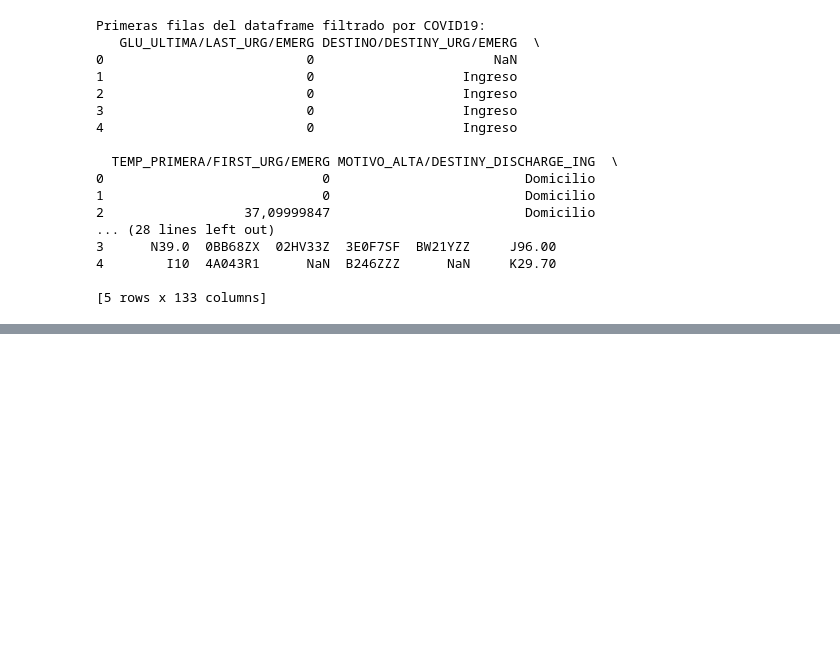
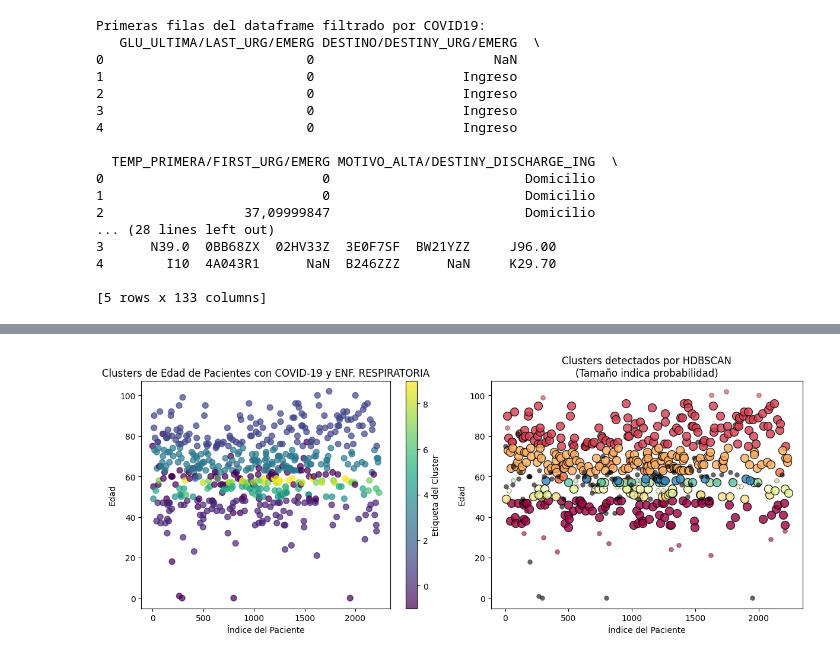
Before and after one commit to UnicornDataCience/R35_sopra_steria, a Jupyter notebook: notebooks/hdbscan.ipynb, the cells around one changed output, grey strips where cells are left out. Drawn from its saved outputs; the diff is of its cells as text; code cells hidden in the pictures; blank space fills up the shorter version.

```diff
--- a/notebooks/hdbscan.ipynb
+++ b/notebooks/hdbscan.ipynb
@@ -459,0 +213,4 @@ ValueError: Found array with 0 sample(s) (shape=(0, 10)) while a minimum of 1 is
+# %%
+# eliminar columnas FARMACO/DRUG_NOMBRE_COMERCIAL/COMERCIAL_NAME, TEMP_ING/INPAT, SAT_02_ING/INPAT
+df_comorbilidades = df_covid.drop(columns=['FARMACO/DRUG_NOMBRE_COMERCIAL/COMERCIAL_NAME', 'TEMP_ING/INPAT', 'SAT_02_ING/INPAT', 'PATIENT ID','DETERMINACION/ITEM_LAB', 'RESULTADO/VAL_RESULT', 'MOTIVO_ALTA/DESTINY_DISCHARGE_ING', 'DIAG ING/INPAT', 'COMORBILIDADES/COMORBILITIES'])
+df_comorbilidades.head(5)
@@ -459,0 +299,16 @@ ValueError: Found array with 0 sample(s) (shape=(0, 10)) while a minimum of 1 is
+# %%
+# Perfil de comorbilidades del grupo 1: Covid-19 con enf. respiratoria
+df_comorbilidades_grupo_1 = df_comorbilidades[(df_comorbilidades['HIPER_ART/ART_HYPER'] == 0) &
+(df_comorbilidades['DIABETES/DIABETES'] == 0) &
+(df_comorbilidades['ENF_CARDIO/CARDIO_DISEASE'] == 0) &
+(df_comorbilidades['ENF_RENAL/KIDNEY_DISEASE'] == 0) &
+(df_comorbilidades['ENF_RESPIRA/RESPI_DISEASE'] == 1) &
+(df_comorbilidades['OBESITIDAD/OBESITY'] == 0) &
+(df_comorbilidades['CANCER/CANCER'] == 0) &
+(df_comorbilidades['INMUNO/IMMUNO'] == 0) &
+(df_comorbilidades['ENF_HEPATICA/LIVER_DISEASE'] == 0) &
+(df_comorbilidades['VIH/SIDA'] == 0) &
+(df_comorbilidades['TUBERCULOSIS/TUBERCULOSIS'] == 0) &
+(df_comorbilidades['TRAST_NEURO/NEURO_DISORDERS'] == 0) &
+(df_comorbilidades['TRAST_CEL_FALCI/SICKLE_CELL_DIS'] == 0) &
+(df_comorbilidades['TABAQUISMO/SMOKING'] == 0)]
@@ -459,0 +339,70 @@ ValueError: Found array with 0 sample(s) (shape=(0, 10)) while a minimum of 1 is
+# %%
+print(len(df_comorbilidades_grupo_1))
+# Crear el objeto HDBSCAN
+clusterer = hdbscan.HDBSCAN(min_cluster_size=10, min_samples=3)
+
+# Ajustar el modelo a los datos
+clusterer.fit(df_comorbilidades_grupo_1)
+
+# Obtener las etiquetas de cluster (-1 significa ruido)
+labels = clusterer.labels_
+
+# Calcular el número de clusters encontrados
+n_clusters = len(set(labels)) - (1 if -1 in labels else 0)
+n_noise = list(labels).count(-1)
+
+print(f"Número de clusters encontrados: {n_clusters}")
+print(f"Número de puntos de anomalías: {n_noise}")
+
+# Primera visualización (la que ya funcionaba)
+plt.figure(figsize=(12, 5))
+
+plt.subplot(1, 2, 1)
+plt.scatter(df_comorbilidades_grupo_1.index, df_comorbilidades_grupo_1['EDAD/AGE'], c=labels, cmap='viridis', s=50, alpha=0.7)
+plt.title('Clusters de Edad de Pacientes con COVID-19 y ENF. RESPIRATORIA')
+plt.xlabel('Índice del Paciente')
+plt.ylabel('Edad')
+plt.colorbar(label='Etiqueta del Cluster')
+
+# Segunda visualización corregida para HDBSCAN
+plt.subplot(1, 2, 2)
+
+# Usar probabilidades en lugar de core_samples_mask
+probabilities = clusterer.probabilities_
+
+# Crear máscara basada en probabilidades (puntos con alta probabilidad)
+high_prob_mask = probabilities > 0.5  # Umbral ajustable
+
+unique_labels = set(labels)
+colors = [plt.cm.Spectral(each) for each in np.linspace(0, 1, len(unique_labels))]
+
+for k, col in zip(unique_labels, colors):
+    if k == -1:
+        # Negro para el ruido
+        col = [0, 0, 0, 1]
+
+    class_member_mask = (labels == k)
+
+    # Puntos con alta probabilidad (equivalente a core samples)
+    high_prob_points = df_comorbilidades_grupo_1[class_member_mask & high_prob_mask]
+    if len(high_prob_points) > 0:
+        plt.scatter(high_prob_points.index, high_prob_points['EDAD/AGE'],
+                    c=[col], s=100, alpha=0.8, edgecolors='k', linewidth=1)
+
+    # Puntos con baja probabilidad (equivalente a edge points)
+    low_prob_points = df_comorbilidades_grupo_1[class_member_mask & ~high_prob_mask]
+    if len(low_prob_points) > 0:
+        plt.scatter(low_prob_points.index, low_prob_points['EDAD/AGE'],
+                    c=[col], s=30, alpha=0.6, edgecolors='k', linewidth=0.5)
+
+plt.title('Clusters detectados por HDBSCAN\n(Tamaño indica probabilidad)')
+plt.xlabel('Índice del Paciente')
+plt.ylabel('Edad')
+
+plt.tight_layout()
+plt.show()
+
+# Información adicional sobre las probabilidades
+print(f"Probabilidad promedio: {probabilities.mean():.3f}")
+print(f"Puntos con alta confianza (>0.5): {sum(probabilities > 0.5)}")
+# %% [output]
@@ -459,0 +412 @@ ValueError: Found array with 0 sample(s) (shape=(0, 10)) while a minimum of 1 is
+[figure, added]
```
Also changed, not shown: parts of 67 cells of this notebook, 2 other files.
